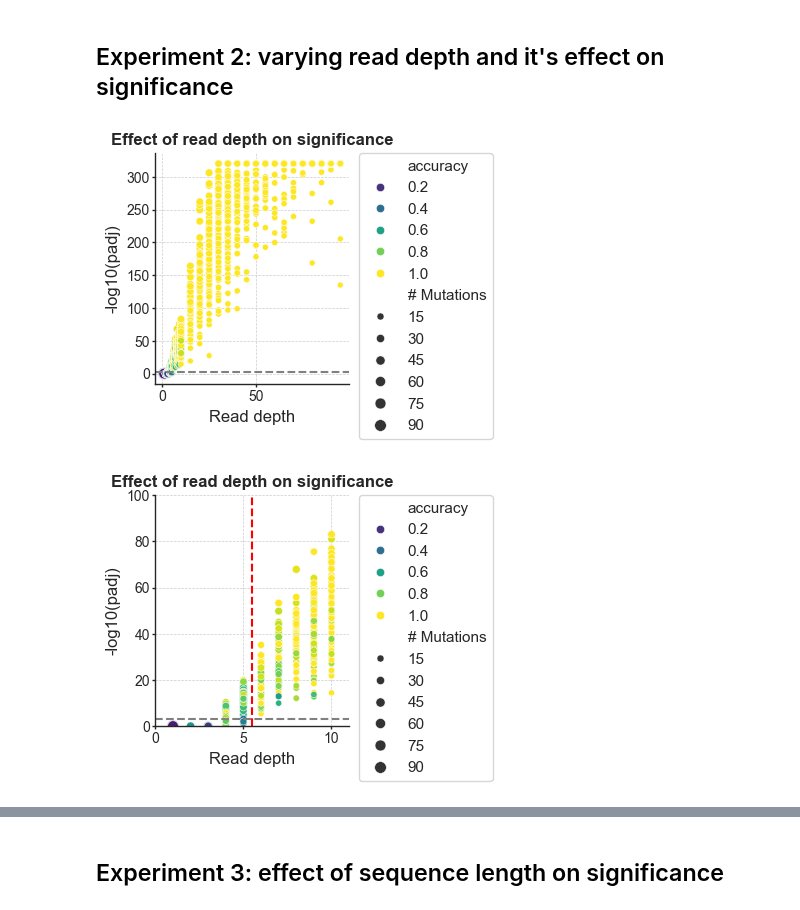
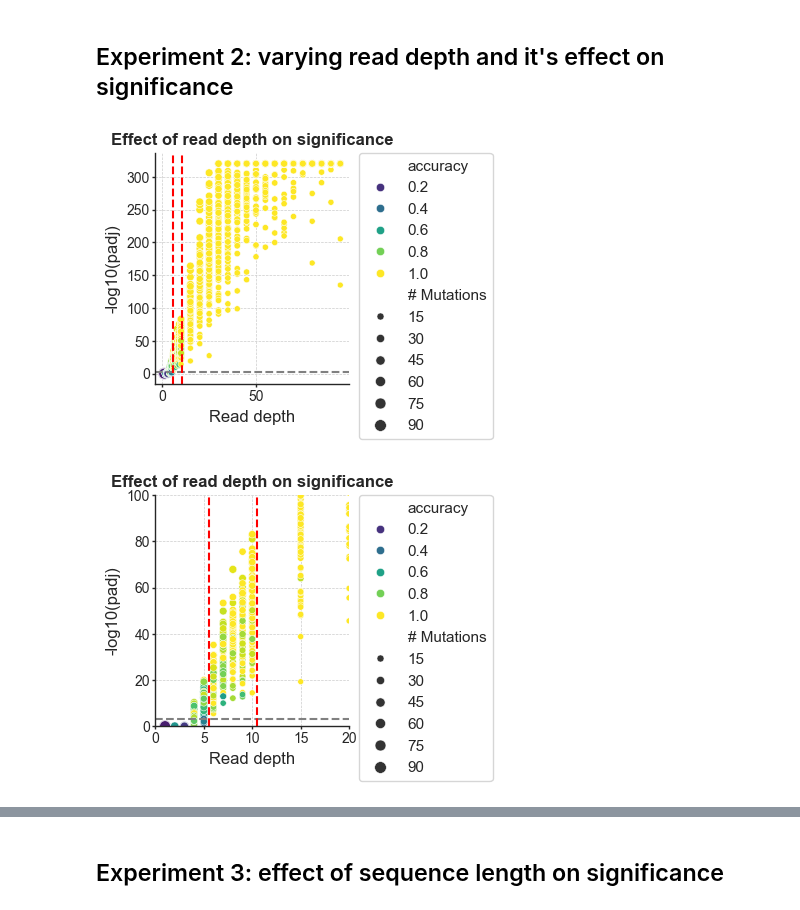
Before and after one commit to fhalab/LevSeq, a Jupyter notebook: simulation/Ape AGW ePCR Figures.ipynb, the cells around one changed output, grey strips where cells are left out. Drawn from its saved outputs; the diff is of its cells as text; code cells hidden in the pictures.

```diff
--- a/simulation/Ape AGW ePCR Figures.ipynb
+++ b/simulation/Ape AGW ePCR Figures.ipynb
@@ -156,33 +157,37 @@ plt.title('Effect of read depth on significance', fontsize=title_font_size, font
 plt.legend(bbox_to_anchor=(1.05, 1), loc=2, borderaxespad=0.)
 plt.axhline(y = significance, color = 'grey', linestyle = '--') #axis='y',
 plt.grid(True, which='major', linestyle='--', linewidth=0.5)
+plt.axvline(x = 5.5, color = 'red', linestyle = '--') #axis='y',
+plt.axvline(x = 10.5, color = 'red', linestyle = '--') #axis='y',
 plt.savefig(f'{fig_dir}Experiment2_{label}.svg')
 plt.show()
 # %% [output]
-[figure, old version]
+[figure, new version]
 # %%
 experiment_df = pd.read_csv(f'{data_dir}Experiment2_ReadDepth_{label}.csv')
 experiment_df['-log10(P.adj)'] = -1*np.log10(experiment_df['P adj.'].values)
 experiment_df['Read depth'] = [int(c.split('_')[-1]) for c in experiment_df['Plate']]
 experiment_df['# Mutations'] = [len(v.split('_')) for v in experiment_df['Variant'].values]
 experiment_df = experiment_df.reset_index()
 experiment_df.replace([np.inf, -np.inf], 320, inplace=True)
-plt.axvline(x = 5.5, color = 'red', linestyle = '--') #axis='y',
 
 ax = sns.scatterplot(experiment_df, x='Read depth', y='-log10(P.adj)', hue='accuracy', palette='viridis',
                      size="# Mutations")
 set_ax_params(ax)
 plt.xlabel('Read depth')
 plt.ylabel('-log10(padj)')
-plt.xlim((0, 11))
+plt.xlim((0, 20))
 plt.ylim((0, 100))
 
 plt.title('Effect of read depth on significance', fontsize=title_font_size, fontweight="bold")
 plt.legend(bbox_to_anchor=(1.05, 1), loc=2, borderaxespad=0.)
 plt.axhline(y = significance, color = 'grey', linestyle = '--') #axis='y',
+plt.axvline(x = 5.5, color = 'red', linestyle = '--') #axis='y',
+plt.axvline(x = 10.5, color = 'red', linestyle = '--') #axis='y',
+
 plt.grid(True, which='major', linestyle='--', linewidth=0.5)
 
 plt.savefig(f'{fig_dir}Experiment2_version2_{label}.svg')
 plt.show()
 # %% [output]
-[figure, old version]
+[figure, new version]
```
Also changed, not shown: parts of 4 cells of this notebook, 4 other files.
